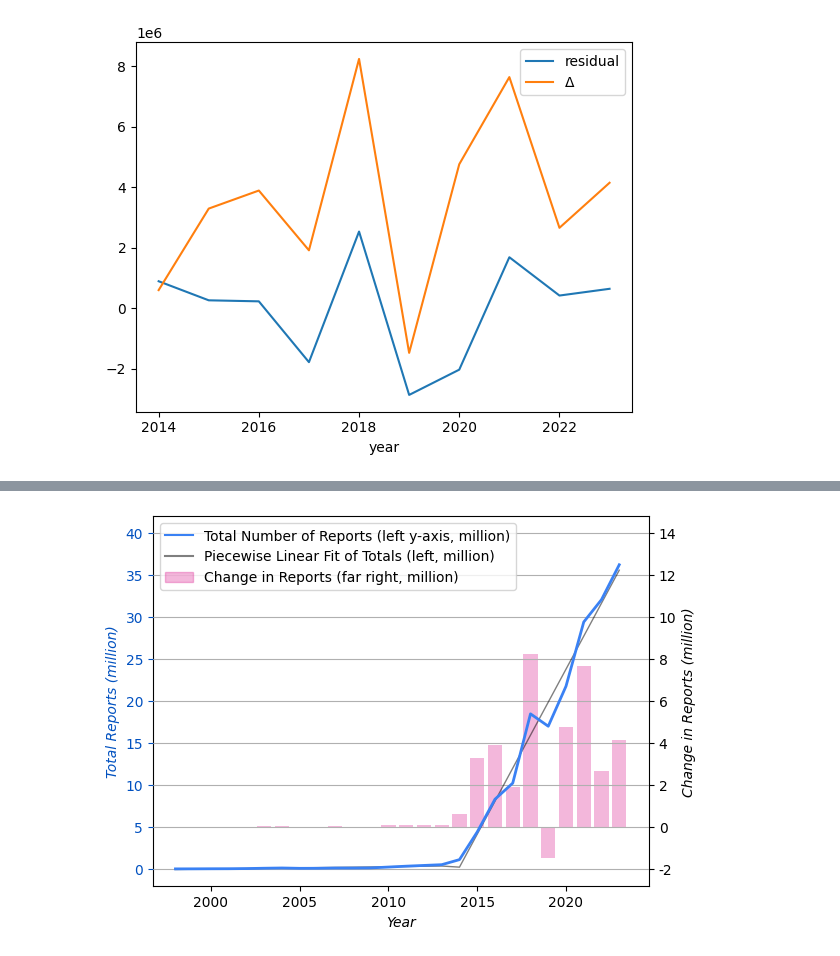
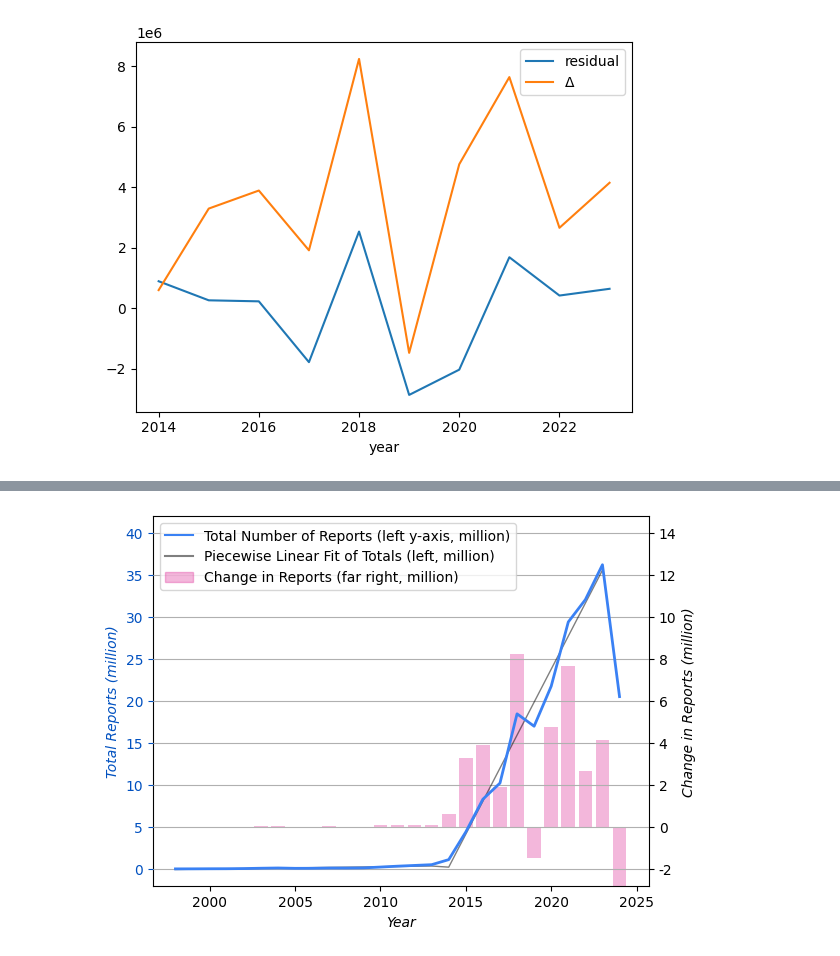
Before and after one commit to apparebit/diaphanous, a Jupyter notebook: analysis/reports.ipynb, the cells around one changed output, grey strips where cells are left out. Saved outputs shown, nothing was run; the diff lists cells and outputs as text; code cells hidden in the pictures.

```diff
--- a/analysis/reports.ipynb
+++ b/analysis/reports.ipynb
@@ -50,13 +50,21 @@ reports_per_year = (
     .sort_index(ascending=True)
 )
 
-part = reports_per_year.loc[reports_per_year.index < 2014]['reports']
+part = reports_per_year.loc[
+    reports_per_year.index < 2014
+]['reports']
 fit = flf = np.polyfit(part.index, part, 1)
-reports_per_year.loc[reports_per_year.index < 2014, 'fit'] = np.poly1d(fit)(part.index)
+reports_per_year.loc[
+    reports_per_year.index < 2014, 'fit'
+] = np.poly1d(fit)(part.index)
 
-part = reports_per_year.loc[reports_per_year.index >= 2014]['reports']
+part = reports_per_year.loc[
+    (reports_per_year.index >= 2014) & (reports_per_year.index < 2024)
+]['reports']
 linearfit = fit = slf = np.polyfit(part.index, part, 1)
-reports_per_year.loc[reports_per_year.index >= 2014, 'fit'] = np.poly1d(fit)(part.index)
+reports_per_year.loc[
+    (reports_per_year.index >= 2014) & (reports_per_year.index < 2024), 'fit'
+] = np.poly1d(fit)(part.index)
 
 reports_per_year['residual'] = reports_per_year['reports'] - reports_per_year['fit']
 
@@ -217,19 +228,30 @@ user_reports = (
 reports_per_year["reports_per_1k_users"] = user_reports["reports_per_1k_users"]
 
 # Partially fit that curve
-points = reports_per_year[reports_per_year.index >= 2014]["reports_per_1k_users"]
+points = reports_per_year[
+    (reports_per_year.index >= 2014) & (reports_per_year.index < 2024)
+]["reports_per_1k_users"]
+
 user_linear_fit = np.polyfit(points.index, points, 1)
-reports_per_year.loc[reports_per_year.index >= 2014, 'normalized_lin_fit'] = (
+reports_per_year.loc[
+    (reports_per_year.index >= 2014) & (reports_per_year.index < 2024),
+    'normalized_lin_fit'
+] = (
     np.poly1d(user_linear_fit)(points.index)
 )
 
 user_exp_fit = np.polyfit(points.index, np.log(points), 1, w=np.sqrt(points))
-reports_per_year.loc[reports_per_year.index >= 2014, "normalized_exp_fit"] = [
+reports_per_year.loc[
+    (reports_per_year.index >= 2014) & (reports_per_year.index < 2024),
+    "normalized_exp_fit"
+] = [
     math.exp(user_exp_fit[1] + user_exp_fit[0] * x) for x in points.index
 ]
 
 # Calculate mean square errors for last decade
-tmp = reports_per_year[reports_per_year.index >= 2014]
+tmp = reports_per_year[
+    (reports_per_year.index >= 2014) & (reports_per_year.index < 2024)
+]
 norm_msq_err = pd.Series({
     'lin': (tmp['reports_per_1k_users'] - tmp['normalized_lin_fit']).pow(2).mean(),
     'exp': (tmp['reports_per_1k_users'] - tmp['normalized_exp_fit']).pow(2).mean(),
@@ -296,7 +318,7 @@ def plot(fig, ax, reports, scale = 'linear'):
 
     has_change = 'Yearly Change' in reports.columns
     has_residuals = 'std_residuals' in reports.columns
-    has_users = 'Reports Per 1k Users' in reports.columns
+    has_users = 'Reports Per 1k Accounts' in reports.columns
 
     main_columns = ['Reports per Year', 'Piecewise Linear Fit']
     if 'Exponential Fit' in reports.columns:
@@ -366,10 +388,10 @@ def plot(fig, ax, reports, scale = 'linear'):
 
     if has_users:
         ax3 = ax.twinx()
-        ax3.plot('year', 'Reports Per 1k Users', color=NORMALIZED, data=reports)
+        ax3.plot('year', 'Reports Per 1k Accounts', color=NORMALIZED, data=reports)
         ax3.plot('year', 'normalized_lin_fit', color=FIT_COLOR, data=reports)
         ax3.yaxis.label.set_color(DARK_NORM)
-        ax3.set_ylabel('Reports Per 1k Users   ', fontstyle="italic", loc='top')
+        ax3.set_ylabel('Reports Per 1k Accounts   ', fontstyle="italic", loc='top')
         ax3.set_ylim(-0.4, 8.4)
         ax3.tick_params(axis='y', colors=DARK_NORM)
         ax3.set_yticks(ax3.get_yticks())
@@ -420,37 +442,37 @@ def plot(fig, ax, reports, scale = 'linear'):
         ]
         labels = [
             labels[0],
-            'Reports Per 1k Social Media Users (right)',
+            'Reports Per 1k Social Media Accounts (right)',
         ]
     if has_change:
         handles = handles + [mpatches.Patch(color=RESIDUAL_ALPHA)]
         labels = labels + ['Change in Reports (far right, million)']
     if has_residuals:
         handles = handles + [mpatches.Patch(color=RESIDUAL_ALPHA)]
         labels = labels + ['Standard Residuals (right, parenthesized)']
     ax.legend(handles, labels)
 
     line = ax.get_lines()[0]
     line.set_linewidth(2)
     line.set_zorder(3)
     line = ax.get_lines()[1]
     line.set_linewidth(1)
 
     if has_users:
         line = ax3.get_lines()[0]
         line.set_linewidth(2)
         line.set_zorder(3)
         line = ax3.get_lines()[1]
         line.set_linewidth(1)
 
     ax.set_zorder((ax2.get_zorder() if has_residuals or has_change or has_users else 0) + 1)
     ax.set_frame_on(False)
 
 fig, ax = plt.subplots()
 plot(fig, ax, reports_and_best_fit)
 fig.savefig('../figure/reports.svg', format='svg')
 # %% [output]
-[figure, old version]
+[figure, new version]
 # %%
 fig, ax = plt.subplots()
 tmp = reports_per_year.copy()
```
Also changed, not shown: parts of 15 cells of this notebook, 24 other files.
